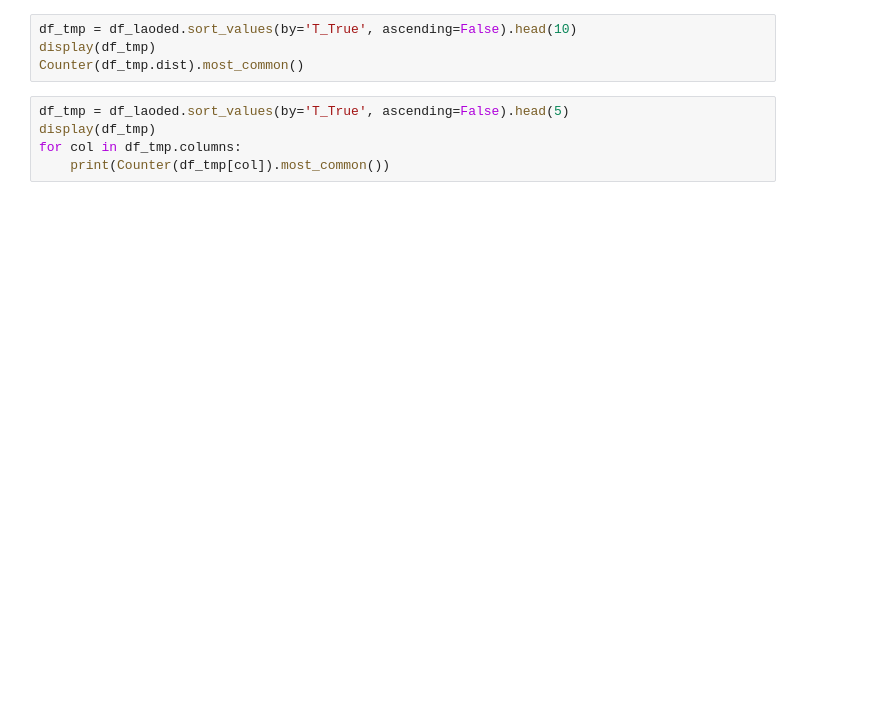
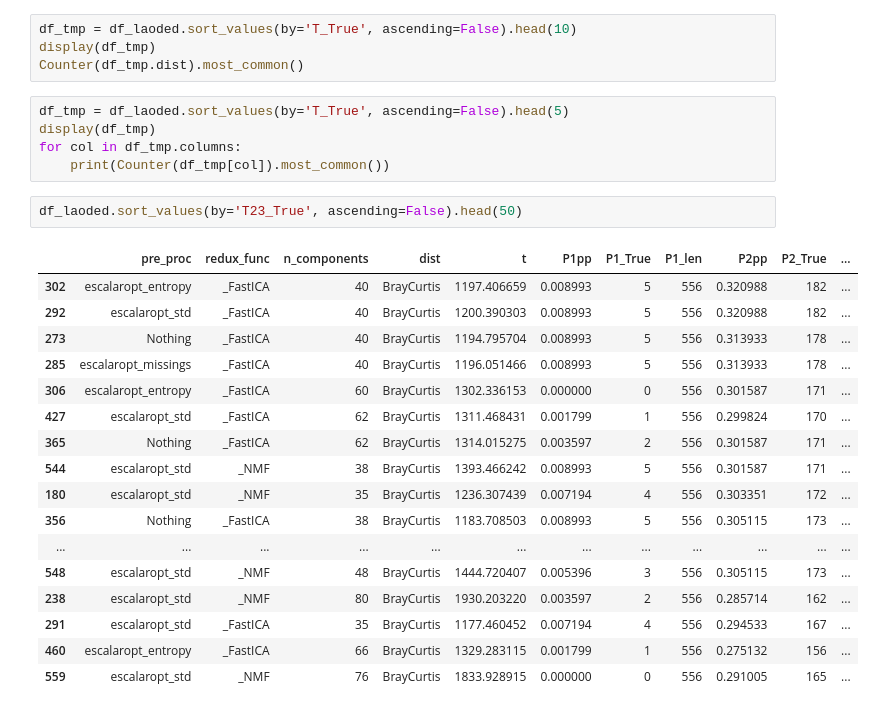
Before and after one commit to ysraell/aceleradev_private, a Jupyter notebook: projeto/EDA/Check_results2.ipynb, the cells around one changed output. Saved outputs shown, nothing was run; the diff lists cells and outputs as text; blank space fills up the shorter version.

```diff
--- a/projeto/EDA/Check_results2.ipynb
+++ b/projeto/EDA/Check_results2.ipynb
@@ -80,3 +80,23 @@ df_tmp = df_laoded.sort_values(by='T_True', ascending=False).head(5)
 display(df_tmp)
 for col in df_tmp.columns:
     print(Counter(df_tmp[col]).most_common())
+# %%
+df_laoded.sort_values(by='T23_True', ascending=False).head(50)
+# %% [output]
+|  | pre_proc | redux_func | n_components | dist | t | P1pp | P1_True | P1_len | P2pp | P2_True | ... |
+| 302 | escalaropt_entropy | _FastICA | 40 | BrayCurtis | 1197.406659 | 0.008993 | 5 | 556 | 0.320988 | 182 | ... |
+| 292 | escalaropt_std | _FastICA | 40 | BrayCurtis | 1200.390303 | 0.008993 | 5 | 556 | 0.320988 | 182 | ... |
+| 273 | Nothing | _FastICA | 40 | BrayCurtis | 1194.795704 | 0.008993 | 5 | 556 | 0.313933 | 178 | ... |
+| 285 | escalaropt_missings | _FastICA | 40 | BrayCurtis | 1196.051466 | 0.008993 | 5 | 556 | 0.313933 | 178 | ... |
+| 306 | escalaropt_entropy | _FastICA | 60 | BrayCurtis | 1302.336153 | 0.000000 | 0 | 556 | 0.301587 | 171 | ... |
+| 427 | escalaropt_std | _FastICA | 62 | BrayCurtis | 1311.468431 | 0.001799 | 1 | 556 | 0.299824 | 170 | ... |
+| 365 | Nothing | _FastICA | 62 | BrayCurtis | 1314.015275 | 0.003597 | 2 | 556 | 0.301587 | 171 | ... |
+| 544 | escalaropt_std | _NMF | 38 | BrayCurtis | 1393.466242 | 0.008993 | 5 | 556 | 0.301587 | 171 | ... |
+| 180 | escalaropt_std | _NMF | 35 | BrayCurtis | 1236.307439 | 0.007194 | 4 | 556 | 0.303351 | 172 | ... |
+| 356 | Nothing | _FastICA | 38 | BrayCurtis | 1183.708503 | 0.008993 | 5 | 556 | 0.305115 | 173 | ... |
+| ... | ... | ... | ... | ... | ... | ... | ... | ... | ... | ... | ... |
+| 548 | escalaropt_std | _NMF | 48 | BrayCurtis | 1444.720407 | 0.005396 | 3 | 556 | 0.305115 | 173 | ... |
+| 238 | escalaropt_std | _NMF | 80 | BrayCurtis | 1930.203220 | 0.003597 | 2 | 556 | 0.285714 | 162 | ... |
+| 291 | escalaropt_std | _FastICA | 35 | BrayCurtis | 1177.460452 | 0.007194 | 4 | 556 | 0.294533 | 167 | ... |
+| 460 | escalaropt_entropy | _FastICA | 66 | BrayCurtis | 1329.283115 | 0.001799 | 1 | 556 | 0.275132 | 156 | ... |
+| 559 | escalaropt_std | _NMF | 76 | BrayCurtis | 1833.928915 | 0.000000 | 0 | 556 | 0.291005 | 165 | ... |
```
Also changed, not shown: parts of 5 cells of this notebook, 5 other files.
